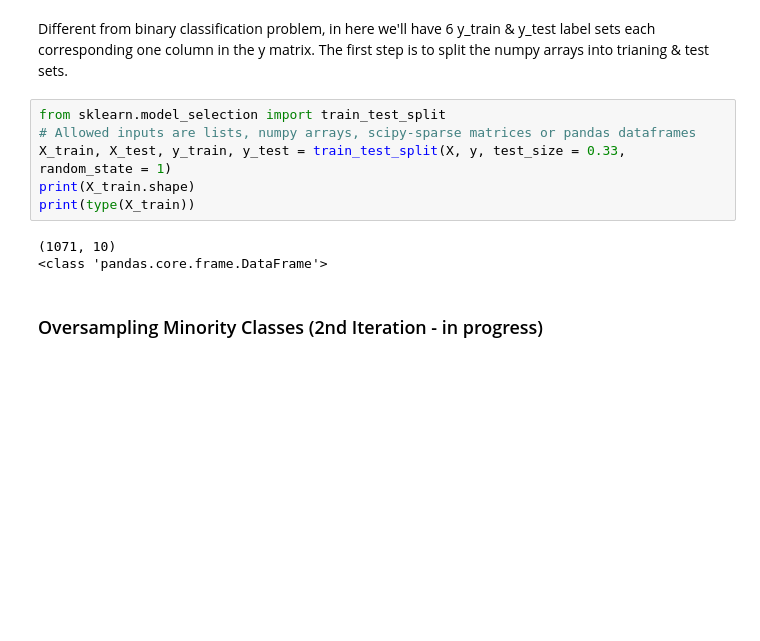
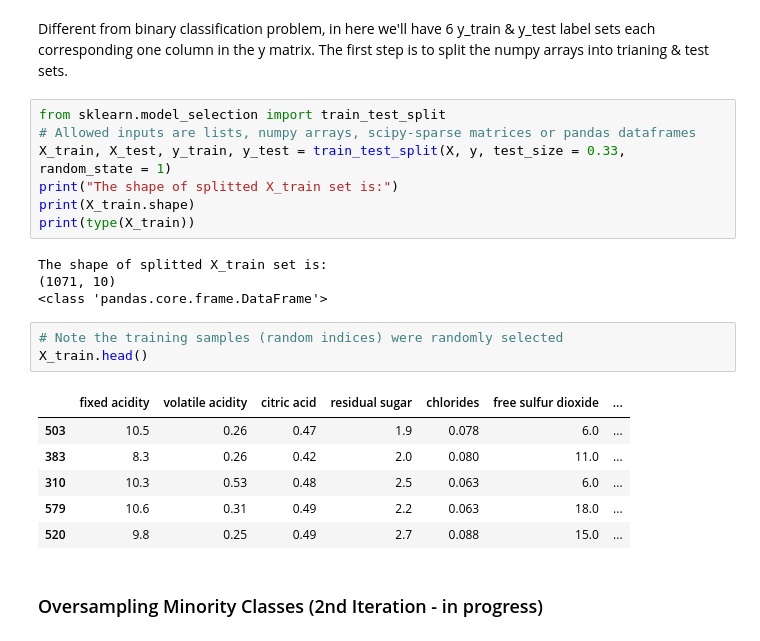
Before and after one commit to yixin0829/multi-label-wine-quality-classification, a Jupyter notebook: Wine_Quality_Classification.ipynb, the cells around one changed output. Saved outputs shown, nothing was run; the diff lists cells and outputs as text; blank space fills up the shorter version.

```diff
--- a/Wine_Quality_Classification.ipynb
+++ b/Wine_Quality_Classification.ipynb
@@ -284,11 +284,23 @@ Different from binary classification problem, in here we'll have 6 y_train & y_t
 from sklearn.model_selection import train_test_split
 # Allowed inputs are lists, numpy arrays, scipy-sparse matrices or pandas dataframes
 X_train, X_test, y_train, y_test = train_test_split(X, y, test_size = 0.33, random_state = 1)
+print("The shape of splitted X_train set is:")
 print(X_train.shape)
 print(type(X_train))
 # %% [output]
+The shape of splitted X_train set is:
 (1071, 10)
 <class 'pandas.core.frame.DataFrame'>
+# %%
+# Note the training samples (random indices) were randomly selected
+X_train.head()
+# %% [output]
+|  | fixed acidity | volatile acidity | citric acid | residual sugar | chlorides | free sulfur dioxide | ... |
+| 503 | 10.5 | 0.26 | 0.47 | 1.9 | 0.078 | 6.0 | ... |
+| 383 | 8.3 | 0.26 | 0.42 | 2.0 | 0.080 | 11.0 | ... |
+| 310 | 10.3 | 0.53 | 0.48 | 2.5 | 0.063 | 6.0 | ... |
+| 579 | 10.6 | 0.31 | 0.49 | 2.2 | 0.063 | 18.0 | ... |
+| 520 | 9.8 | 0.25 | 0.49 | 2.7 | 0.088 | 15.0 | ... |
 # %% [markdown]
 ### Oversampling Minority Classes (2nd Iteration - in progress)
 # %% [markdown]
```
Also changed, not shown: parts of 5 cells of this notebook.
